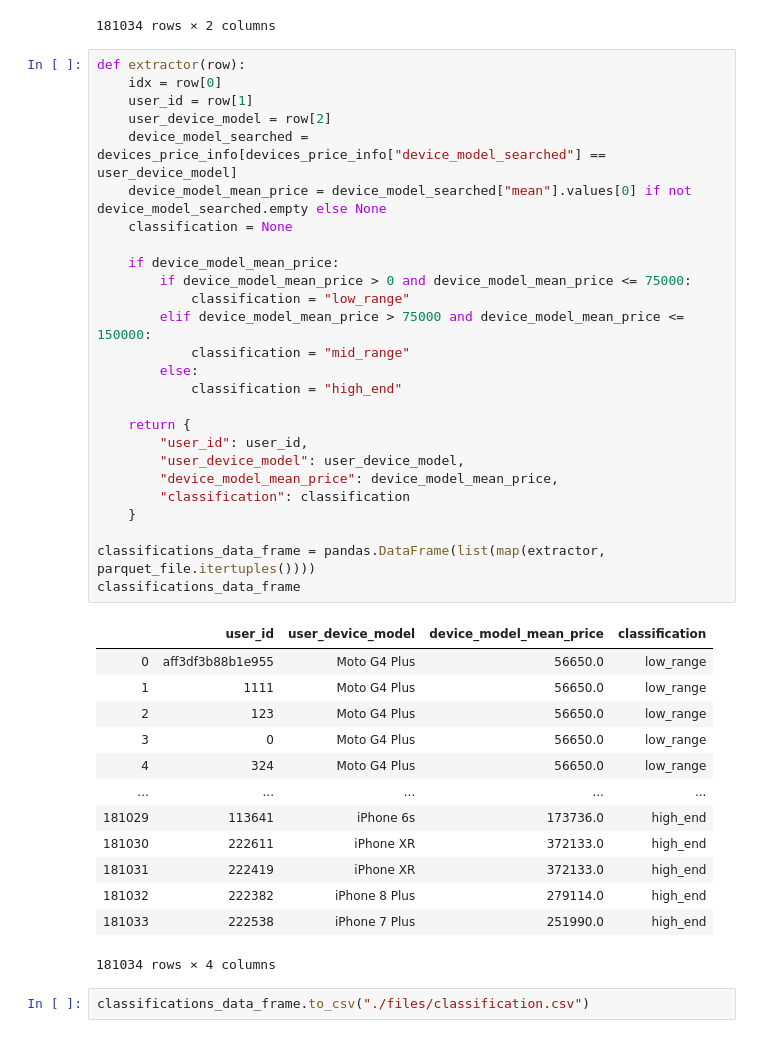
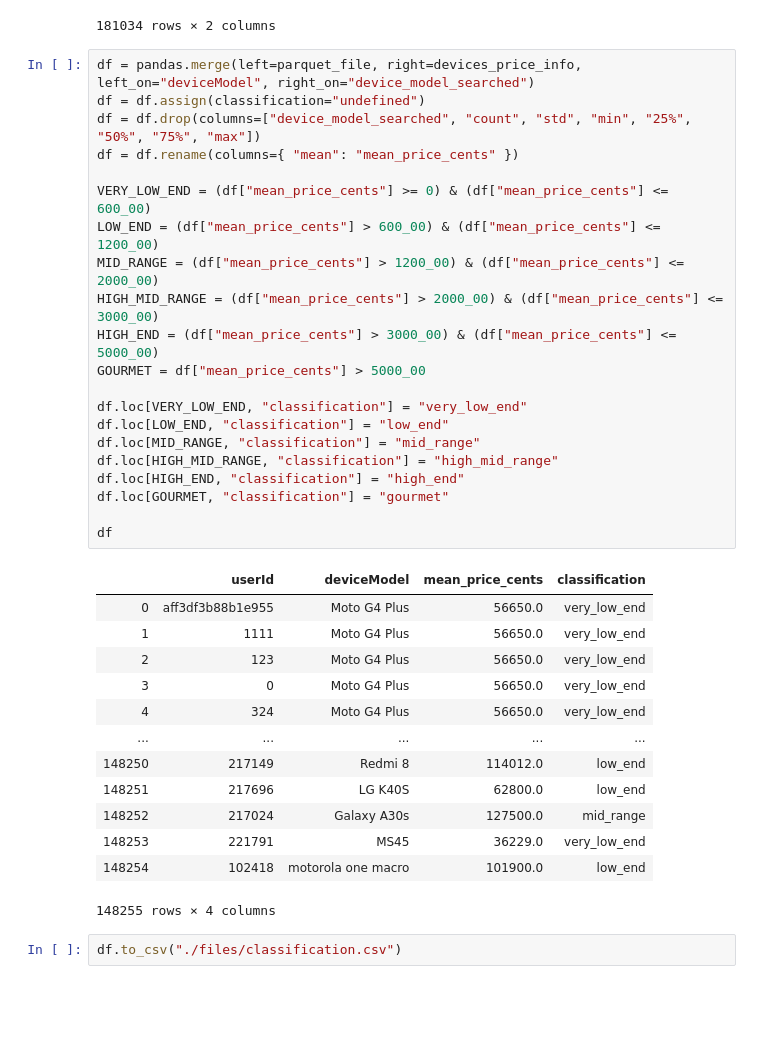
Before and after one commit to emmanuelperotto/phones-crawler, a Jupyter notebook: classification.ipynb, the cells around one changed output. Drawn from its saved outputs; the diff is of its cells as text; blank space fills up the shorter version.

```diff
--- a/classification.ipynb
+++ b/classification.ipynb
@@ -53,45 +54,40 @@ parquet_file
 | 47313676 | 222382 | iPhone 8 Plus |
 | 47313742 | 222538 | iPhone 7 Plus |
 181034 rows × 2 columns
-# %%
-def extractor(row):
-    idx = row[0]
-    user_id = row[1]
-    user_device_model = row[2]
-    device_model_searched = devices_price_info[devices_price_info["device_model_searched"] == user_device_model]
-    device_model_mean_price = device_model_searched["mean"].values[0] if not device_model_searched.empty else None
-    classification = None
-
-    if device_model_mean_price:
-        if device_model_mean_price > 0 and device_model_mean_price <= 75000:
-            classification = "low_range"
-        elif device_model_mean_price > 75000 and device_model_mean_price <= 150000:
-            classification = "mid_range"
-        else:
-            classification = "high_end"
-
-    return {
-        "user_id": user_id,
-        "user_device_model": user_device_model,
-        "device_model_mean_price": device_model_mean_price,
-        "classification": classification
-    }
-
-classifications_data_frame = pandas.DataFrame(list(map(extractor, parquet_file.itertuples())))
-classifications_data_frame
-# %% [output]
-|  | user_id | user_device_model | device_model_mean_price | classification |
-| 0 | aff3df3b88b1e955 | Moto G4 Plus | 56650.0 | low_range |
-| 1 | 1111 | Moto G4 Plus | 56650.0 | low_range |
-| 2 | 123 | Moto G4 Plus | 56650.0 | low_range |
-| 3 | 0 | Moto G4 Plus | 56650.0 | low_range |
-| 4 | 324 | Moto G4 Plus | 56650.0 | low_range |
-| ... | ... | ... | ... | ... |
-| 181029 | 113641 | iPhone 6s | 173736.0 | high_end |
-| 181030 | 222611 | iPhone XR | 372133.0 | high_end |
-| 181031 | 222419 | iPhone XR | 372133.0 | high_end |
-| 181032 | 222382 | iPhone 8 Plus | 279114.0 | high_end |
-| 181033 | 222538 | iPhone 7 Plus | 251990.0 | high_end |
-181034 rows × 4 columns
+# %%
+df = pandas.merge(left=parquet_file, right=devices_price_info, left_on="deviceModel", right_on="device_model_searched")
+df = df.assign(classification="undefined")
+df = df.drop(columns=["device_model_searched", "count", "std", "min", "25%", "50%", "75%", "max"])
+df = df.rename(columns={ "mean": "mean_price_cents" })
+
+VERY_LOW_END = (df["mean_price_cents"] >= 0) & (df["mean_price_cents"] <= 600_00)
+LOW_END = (df["mean_price_cents"] > 600_00) & (df["mean_price_cents"] <= 1200_00)
+MID_RANGE = (df["mean_price_cents"] > 1200_00) & (df["mean_price_cents"] <= 2000_00)
+HIGH_MID_RANGE = (df["mean_price_cents"] > 2000_00) & (df["mean_price_cents"] <= 3000_00)
+HIGH_END = (df["mean_price_cents"] > 3000_00) & (df["mean_price_cents"] <= 5000_00)
+GOURMET = df["mean_price_cents"] > 5000_00
+
+df.loc[VERY_LOW_END, "classification"] = "very_low_end"
+df.loc[LOW_END, "classification"] = "low_end"
+df.loc[MID_RANGE, "classification"] = "mid_range"
+df.loc[HIGH_MID_RANGE, "classification"] = "high_mid_range"
+df.loc[HIGH_END, "classification"] = "high_end"
+df.loc[GOURMET, "classification"] = "gourmet"
+
+df
+# %% [output]
+|  | userId | deviceModel | mean_price_cents | classification |
+| 0 | aff3df3b88b1e955 | Moto G4 Plus | 56650.0 | very_low_end |
+| 1 | 1111 | Moto G4 Plus | 56650.0 | very_low_end |
+| 2 | 123 | Moto G4 Plus | 56650.0 | very_low_end |
+| 3 | 0 | Moto G4 Plus | 56650.0 | very_low_end |
+| 4 | 324 | Moto G4 Plus | 56650.0 | very_low_end |
+| ... | ... | ... | ... | ... |
+| 148250 | 217149 | Redmi 8 | 114012.0 | low_end |
+| 148251 | 217696 | LG K40S | 62800.0 | low_end |
+| 148252 | 217024 | Galaxy A30s | 127500.0 | mid_range |
+| 148253 | 221791 | MS45 | 36229.0 | very_low_end |
+| 148254 | 102418 | motorola one macro | 101900.0 | low_end |
+148255 rows × 4 columns
 # %%
-classifications_data_frame.to_csv("./files/classification.csv")
+df.to_csv("./files/classification.csv")
```
Also changed, not shown: parts of 5 cells of this notebook, 2 other files.
